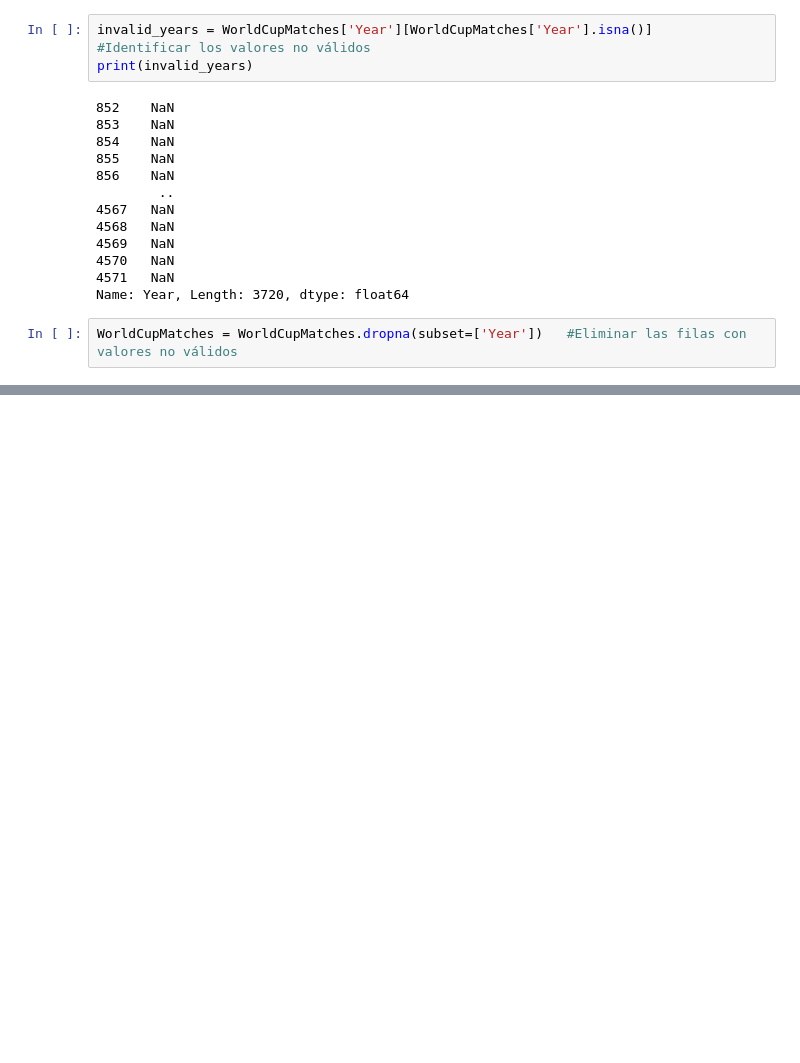
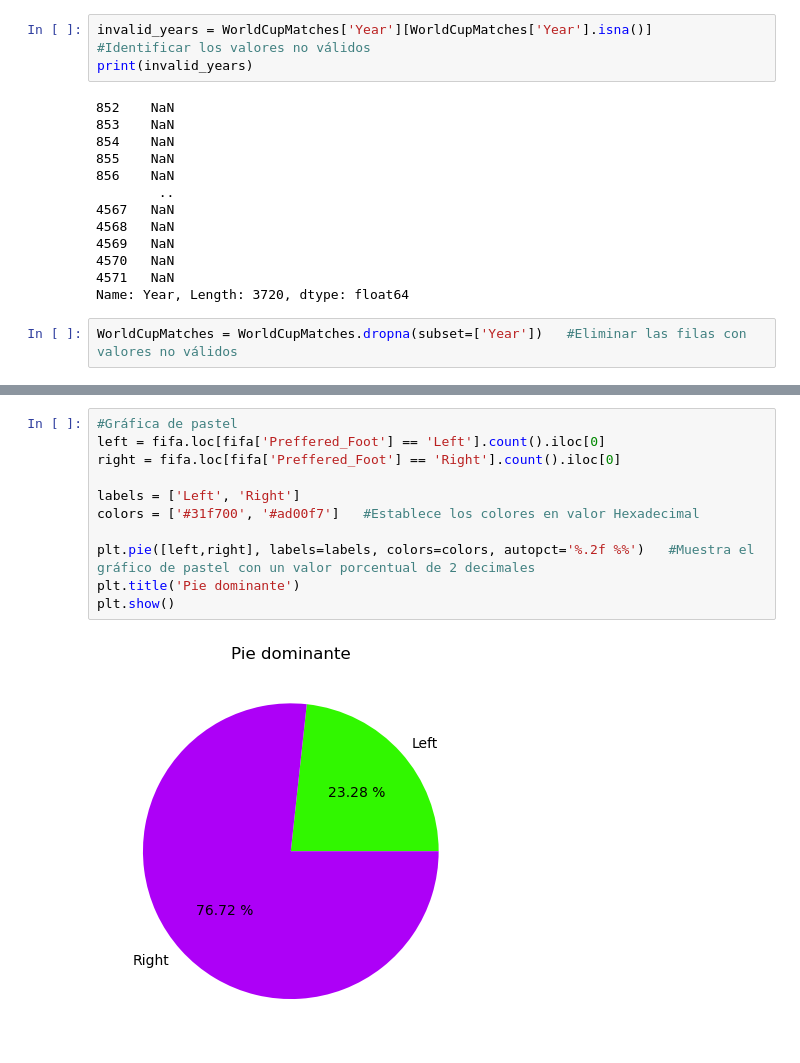
Before and after one commit to Detective-Ryuzak1/Machine-Learnig-examples, a Jupyter notebook: MatplotLib/Matplotlib.ipynb, the cells around one changed output, grey strips where cells are left out. Saved outputs shown, nothing was run; the diff lists cells and outputs as text; blank space fills up the shorter version.

```diff
--- a/MatplotLib/Matplotlib.ipynb
+++ b/MatplotLib/Matplotlib.ipynb
@@ -109,0 +160,13 @@ plt.show()
+# %%
+#Gráfica de pastel
+left = fifa.loc[fifa['Preffered_Foot'] == 'Left'].count().iloc[0]
+right = fifa.loc[fifa['Preffered_Foot'] == 'Right'].count().iloc[0]
+
+labels = ['Left', 'Right']
+colors = ['#31f700', '#ad00f7']   #Establece los colores en valor Hexadecimal
+
+plt.pie([left,right], labels=labels, colors=colors, autopct='%.2f %%')   #Muestra el gráfico de pastel con un valor porcentual de 2 decimales
+plt.title('Pie dominante')
+plt.show()
+# %% [output]
+[figure, added]
```
Also changed, not shown: parts of 15 cells of this notebook, 1 other file.
